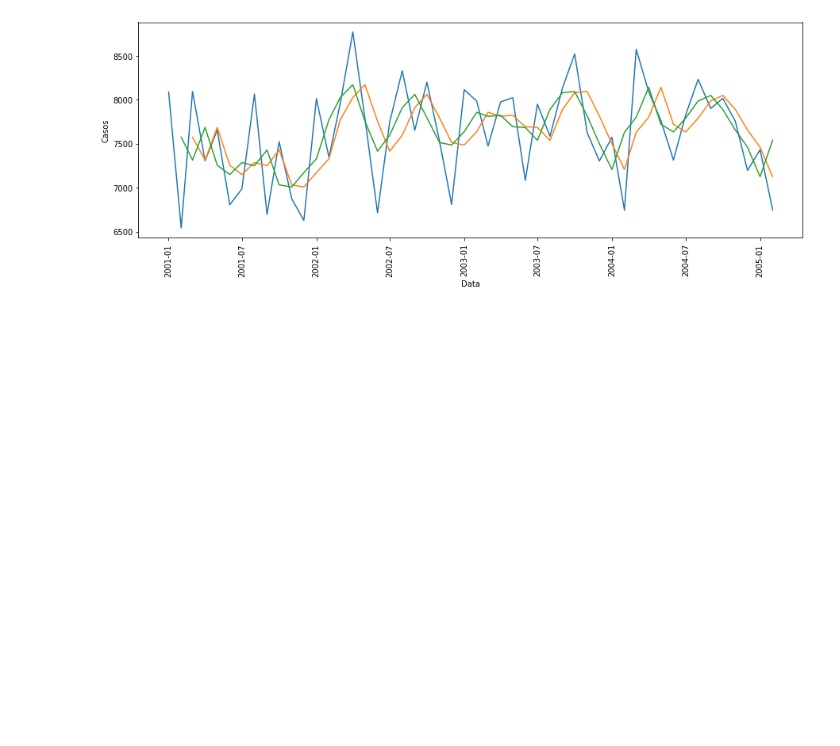
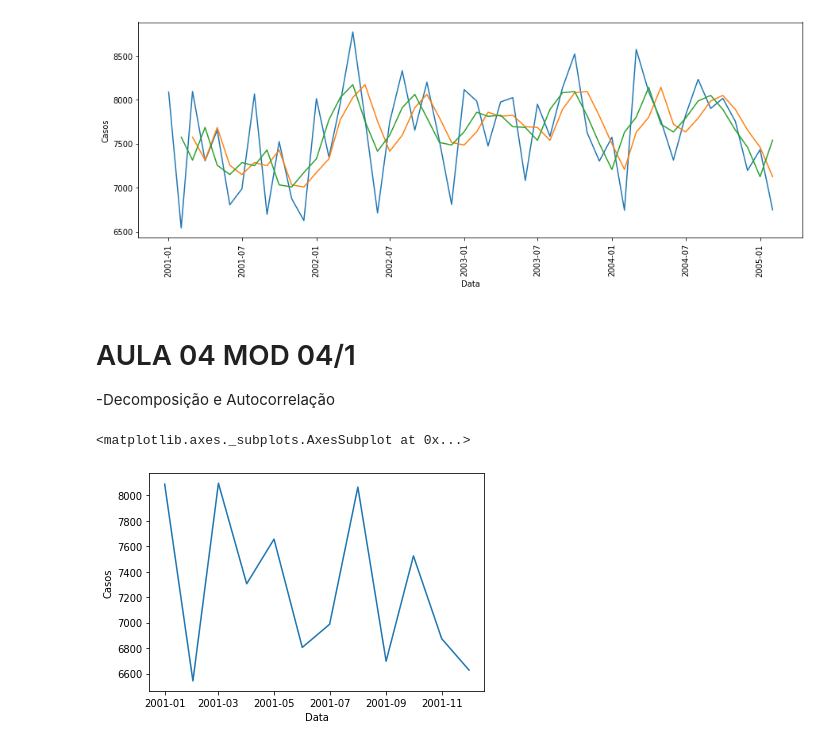
Before and after one commit to GuilhermeRuy97/BootcampDataScience, a Jupyter notebook: Analise_e_previsao_de_Series_Temporais.ipynb, the cells around one changed output. Drawn from its saved outputs; the diff is of its cells as text; code cells hidden in the pictures; blank space fills up the shorter version.

```diff
--- a/Analise_e_previsao_de_Series_Temporais.ipynb
+++ b/Analise_e_previsao_de_Series_Temporais.ipynb
@@ -287,3 +302,14 @@ plt.xticks(rotation = 90)
 plt.show()
 # %% [output]
 [figure]
+# %% [markdown]
+# AULA 04 MOD 04/1
+-Decomposição e Autocorrelação
+# %%
+#Comparando ano a ano da série temporal (períodos específicos da série temporal)
+#Começamos com um slice da série temporal
+
+sns.lineplot(x = "Data", y = "Casos", data = dados_st[:12])
+# %% [output]
+<matplotlib.axes._subplots.AxesSubplot at 0x...>
+[figure, added]
```
Also changed, not shown: parts of 26 cells of this notebook.
